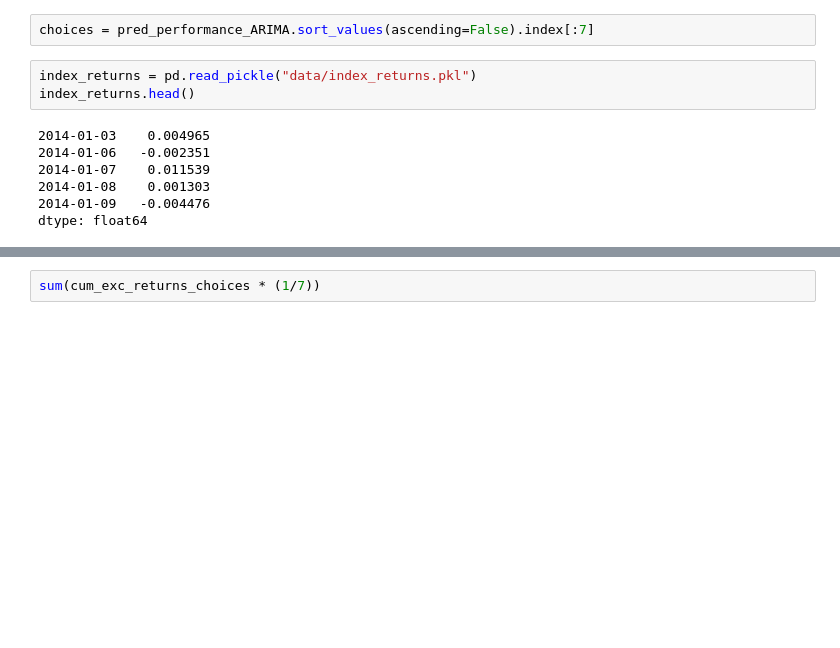
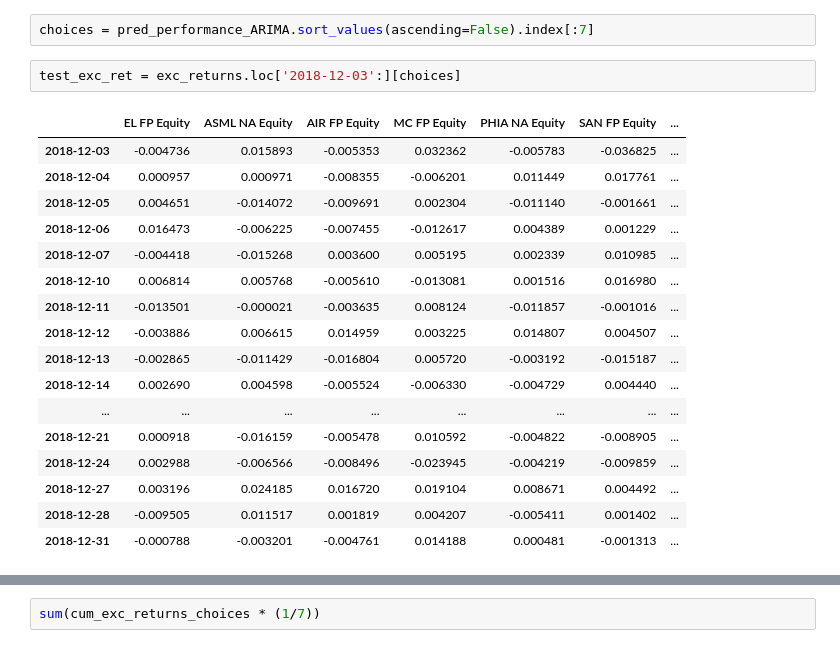
Before and after one commit to tommasograndi/portfolio-opt-with-BiLSTM-stock-preselection, a Jupyter notebook: models.ipynb, the cells around one changed output, grey strips where cells are left out. Saved outputs shown, nothing was run; the diff lists cells and outputs as text; blank space fills up the shorter version.

```diff
--- a/models.ipynb
+++ b/models.ipynb
@@ -146,14 +142,24 @@ ITX SQ Equity    -0.008706
 dtype: float64
 # %%
 choices = pred_performance_ARIMA.sort_values(ascending=False).index[:7]
-# %%
-index_returns = pd.read_pickle("data/index_returns.pkl")
-index_returns.head()
-# %% [output]
-2014-01-03    0.004965
-2014-01-06   -0.002351
-2014-01-07    0.011539
-2014-01-08    0.001303
-2014-01-09   -0.004476
-dtype: float64
+# %%
+test_exc_ret = exc_returns.loc['2018-12-03':][choices]
+# %% [output]
+|  | EL FP Equity | ASML NA Equity | AIR FP Equity | MC FP Equity | PHIA NA Equity | SAN FP Equity | ... |
+| 2018-12-03 | -0.004736 | 0.015893 | -0.005353 | 0.032362 | -0.005783 | -0.036825 | ... |
+| 2018-12-04 | 0.000957 | 0.000971 | -0.008355 | -0.006201 | 0.011449 | 0.017761 | ... |
+| 2018-12-05 | 0.004651 | -0.014072 | -0.009691 | 0.002304 | -0.011140 | -0.001661 | ... |
+| 2018-12-06 | 0.016473 | -0.006225 | -0.007455 | -0.012617 | 0.004389 | 0.001229 | ... |
+| 2018-12-07 | -0.004418 | -0.015268 | 0.003600 | 0.005195 | 0.002339 | 0.010985 | ... |
+| 2018-12-10 | 0.006814 | 0.005768 | -0.005610 | -0.013081 | 0.001516 | 0.016980 | ... |
+| 2018-12-11 | -0.013501 | -0.000021 | -0.003635 | 0.008124 | -0.011857 | -0.001016 | ... |
+| 2018-12-12 | -0.003886 | 0.006615 | 0.014959 | 0.003225 | 0.014807 | 0.004507 | ... |
+| 2018-12-13 | -0.002865 | -0.011429 | -0.016804 | 0.005720 | -0.003192 | -0.015187 | ... |
+| 2018-12-14 | 0.002690 | 0.004598 | -0.005524 | -0.006330 | -0.004729 | 0.004440 | ... |
+| ... | ... | ... | ... | ... | ... | ... | ... |
+| 2018-12-21 | 0.000918 | -0.016159 | -0.005478 | 0.010592 | -0.004822 | -0.008905 | ... |
+| 2018-12-24 | 0.002988 | -0.006566 | -0.008496 | -0.023945 | -0.004219 | -0.009859 | ... |
+| 2018-12-27 | 0.003196 | 0.024185 | 0.016720 | 0.019104 | 0.008671 | 0.004492 | ... |
+| 2018-12-28 | -0.009505 | 0.011517 | 0.001819 | 0.004207 | -0.005411 | 0.001402 | ... |
+| 2018-12-31 | -0.000788 | -0.003201 | -0.004761 | 0.014188 | 0.000481 | -0.001313 | ... |
 # %%
```
Also changed, not shown: parts of 15 cells of this notebook, 3 other files.
